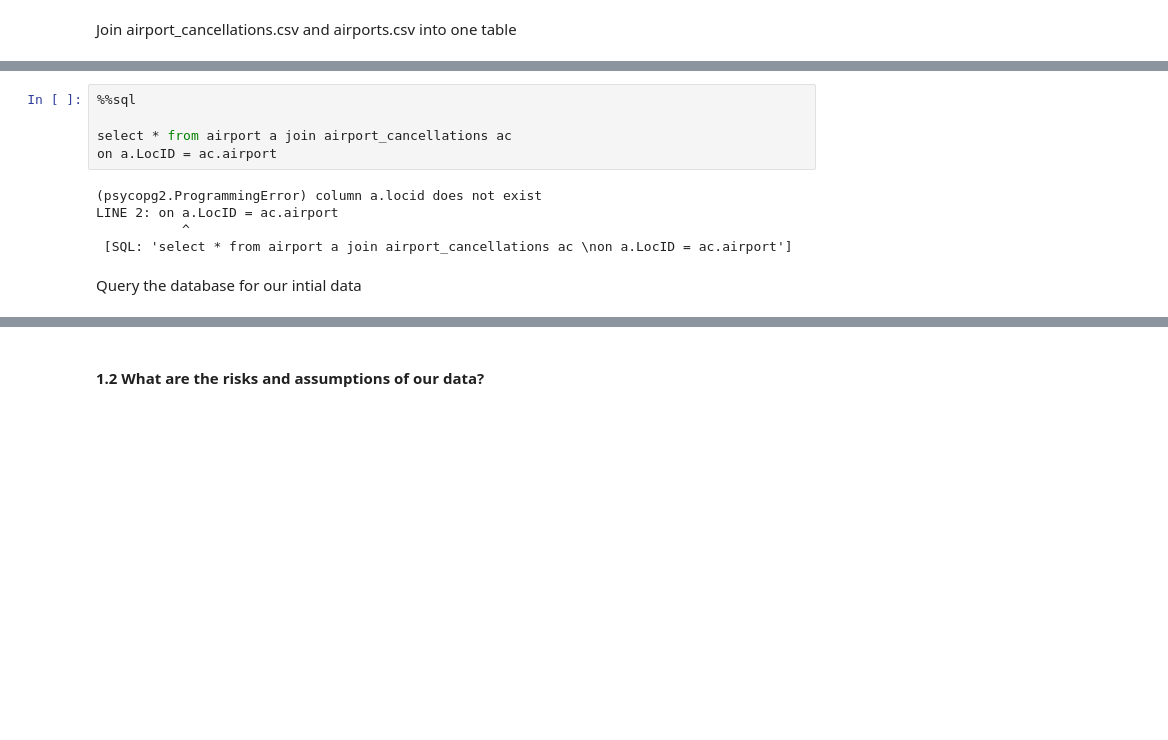
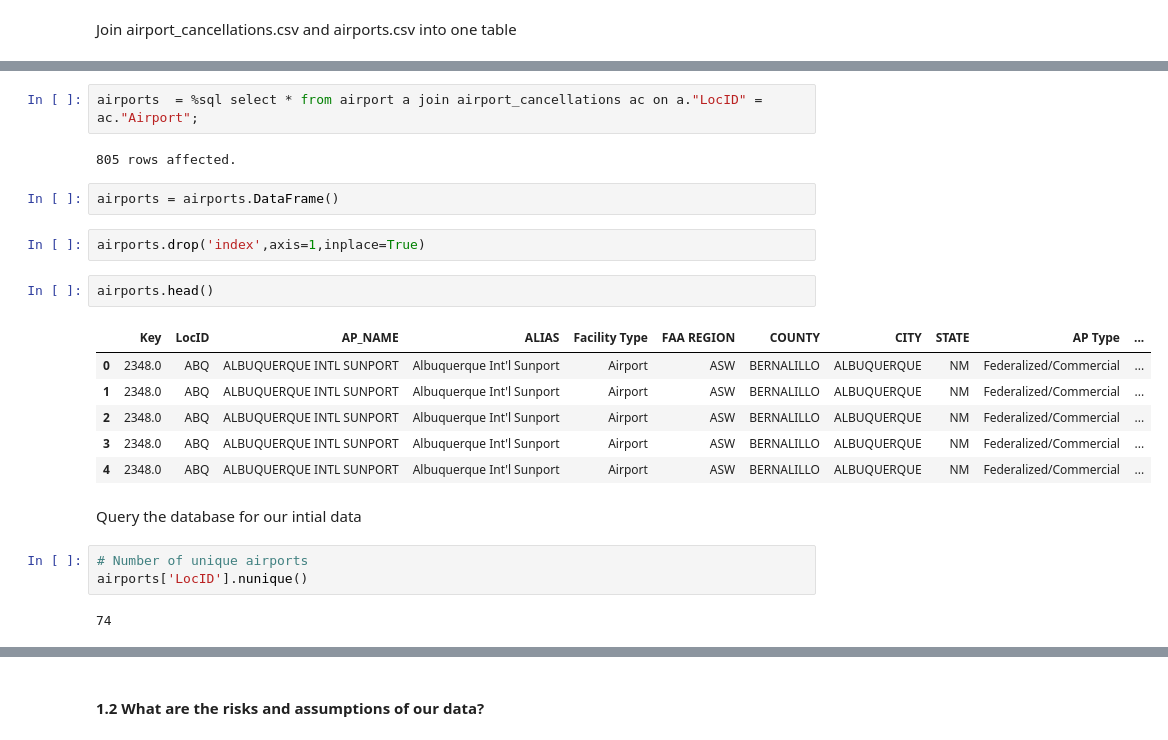
Before and after one commit to AndrewJeong89/GA-DSI, a Jupyter notebook: projects/projects-weekly/project-07/starter-code/project7- Airport - AJ.ipynb, the cells around one changed output, grey strips where cells are left out. Cells and saved outputs as stored; diff of their text form; blank space fills up the shorter version.

```diff
--- a/projects/projects-weekly/project-07/starter-code/project7- Airport - AJ.ipynb
+++ b/projects/projects-weekly/project-07/starter-code/project7- Airport - AJ.ipynb
@@ -107,12 +82,24 @@ Join airport_cancellations.csv and airports.csv into one table
 # %%
-%%sql
-
-select * from airport a join airport_cancellations ac
-on a.LocID = ac.airport
+airports  = %sql select * from airport a join airport_cancellations ac on a."LocID" = ac."Airport";
 # %% [output]
-(psycopg2.ProgrammingError) column a.locid does not exist
-LINE 2: on a.LocID = ac.airport
-           ^
- [SQL: 'select * from airport a join airport_cancellations ac \non a.LocID = ac.airport']
+805 rows affected.
+# %%
+airports = airports.DataFrame()
+# %%
+airports.drop('index',axis=1,inplace=True)
+# %%
+airports.head()
+# %% [output]
+|  | Key | LocID | AP_NAME | ALIAS | Facility Type | FAA REGION | COUNTY | CITY | STATE | AP Type | ... |
+| 0 | 2348.0 | ABQ | ALBUQUERQUE INTL SUNPORT | Albuquerque Int'l Sunport | Airport | ASW | BERNALILLO | ALBUQUERQUE | NM | Federalized/Commercial | ... |
+| 1 | 2348.0 | ABQ | ALBUQUERQUE INTL SUNPORT | Albuquerque Int'l Sunport | Airport | ASW | BERNALILLO | ALBUQUERQUE | NM | Federalized/Commercial | ... |
+| 2 | 2348.0 | ABQ | ALBUQUERQUE INTL SUNPORT | Albuquerque Int'l Sunport | Airport | ASW | BERNALILLO | ALBUQUERQUE | NM | Federalized/Commercial | ... |
+| 3 | 2348.0 | ABQ | ALBUQUERQUE INTL SUNPORT | Albuquerque Int'l Sunport | Airport | ASW | BERNALILLO | ALBUQUERQUE | NM | Federalized/Commercial | ... |
+| 4 | 2348.0 | ABQ | ALBUQUERQUE INTL SUNPORT | Albuquerque Int'l Sunport | Airport | ASW | BERNALILLO | ALBUQUERQUE | NM | Federalized/Commercial | ... |
 # %% [markdown]
 Query the database for our intial data
+# %%
+# Number of unique airports
+airports['LocID'].nunique()
+# %% [output]
+74
```
Also changed, not shown: parts of 7 cells of this notebook, 1 other file.
